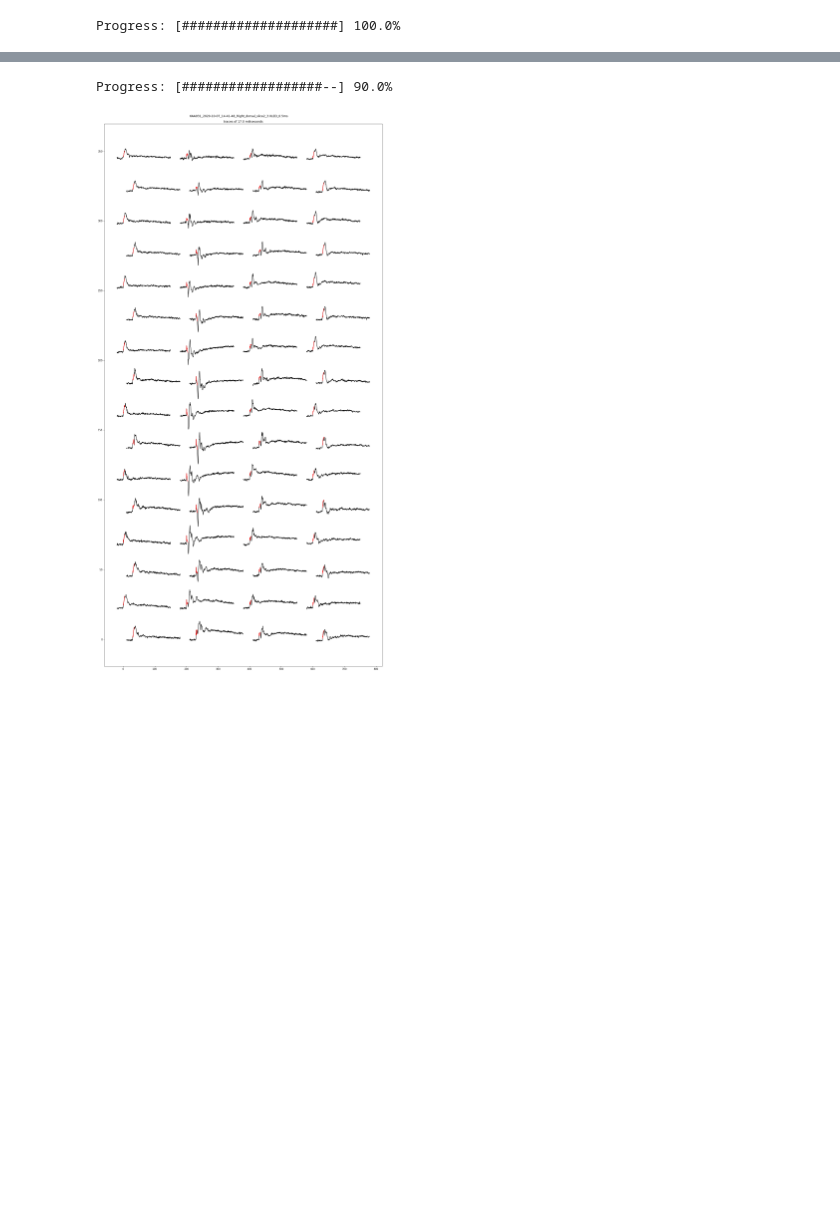
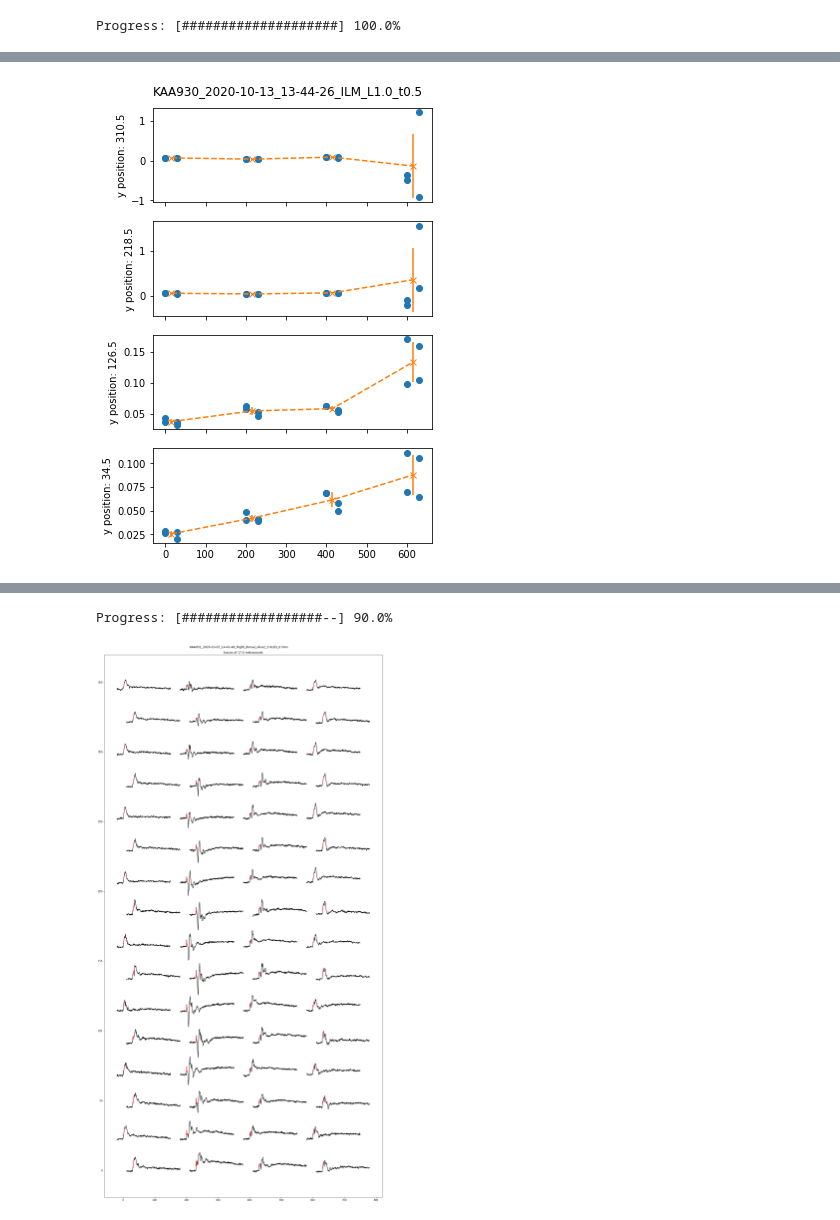
Before and after one commit to HernandoMV/OpenEphys_Analysis, a Jupyter notebook: Invitro_OE.ipynb, the cells around one changed output, grey strips where cells are left out. Drawn from its saved outputs; the diff is of its cells as text; code cells hidden in the pictures; blank space fills up the shorter version.

```diff
--- a/Invitro_OE.ipynb
+++ b/Invitro_OE.ipynb
@@ -475,0 +370,33 @@ Progress: [####################] 98.4%
+# %%
+# make groups of four electrodes in y
+ygroups = np.split(np.flip(np.sort(np.unique(ycoords))), 4)
+# make groups of x positions to calculate means
+xgroups = np.split(np.sort(np.unique(xcoords)), 4)
+x_mean_pos = np.mean(xgroups, axis=1) # for plotting
+# plot
+fig, axs = plt.subplots(len(ygroups), 1, figsize=(5, 8), facecolor='w', edgecolor='k', sharex=True, sharey=False)
+fig.subplots_adjust(hspace = .2)
+axs = axs.ravel()
+plt.suptitle(Experiment, y=0.92)
+count = 0
+for yg in ygroups:
+    y_idxs = np.isin(ycoords, yg)
+    axs[count].plot(xcoords[y_idxs], normalized_slope[y_idxs], 'o')
+    axs[count].set_ylabel('y position: {}'.format(np.mean(yg)))
+    # calculate mean and standard deviation and make a quality control out of that
+    x_means = []
+    x_stds = []
+    for xg in xgroups:
+        x_idxs = np.isin(xcoords, xg)
+        xy_idxs = np.logical_and(x_idxs, y_idxs)
+        x_means.append(np.mean(normalized_slope[xy_idxs]))
+        x_stds.append(np.std(normalized_slope[xy_idxs]))
+    axs[count].errorbar(x_mean_pos, x_means, x_stds,
+                        linestyle='--', marker='x')
+
+    count+=1
+
+plt.savefig(outputDir + Experiment + '_Slope.pdf', transparent=True, bbox_inches='tight')
+plt.show()
+# %% [output]
+[figure, added]
```
Also changed, not shown: parts of 23 cells of this notebook, 1 other file.
